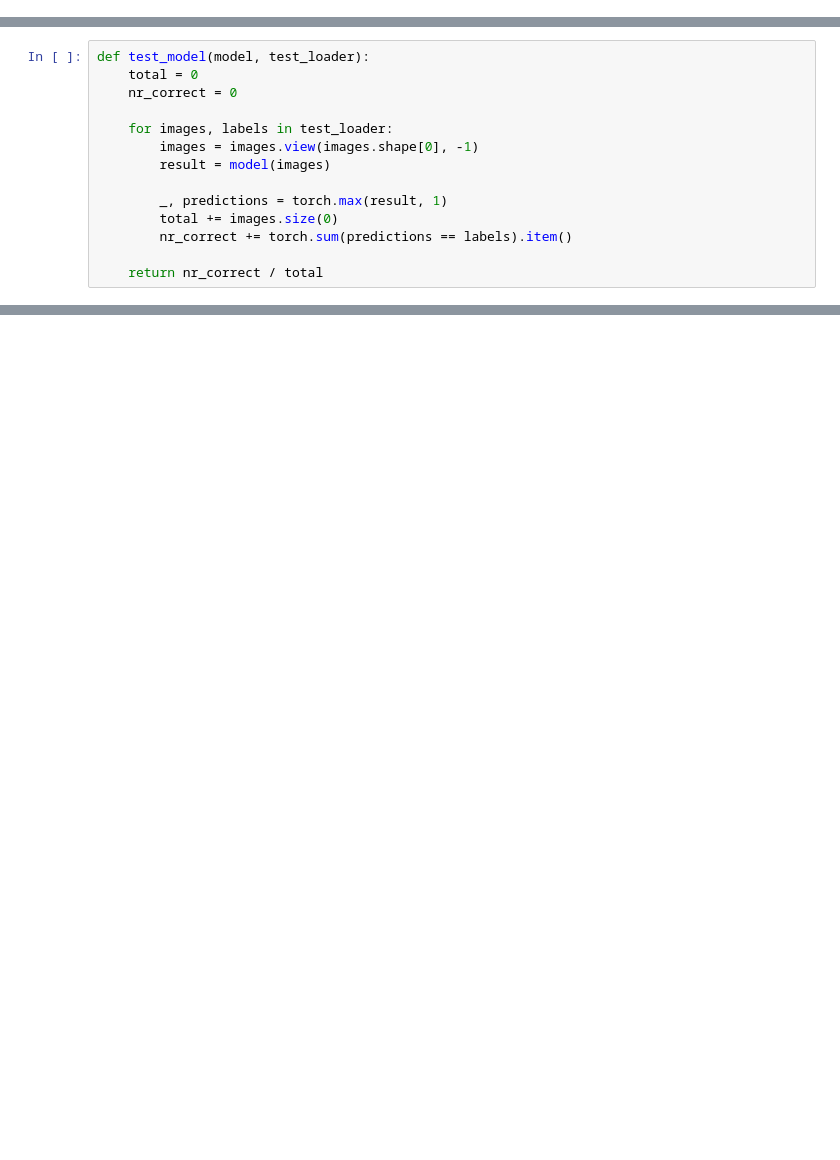
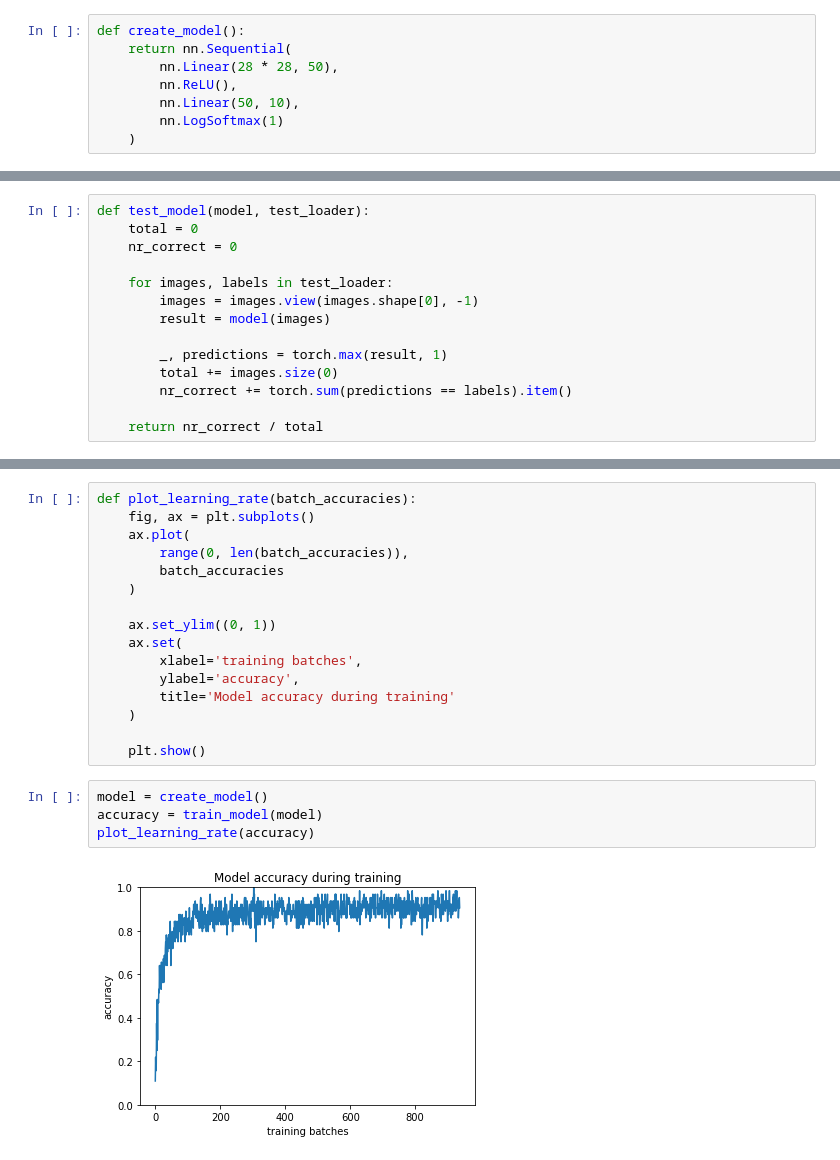
Before and after one commit to agroshar/DIT411-Introduction-to-AI, a Jupyter notebook: Project1-mikael.ipynb, the cells around one changed output, grey strips where cells are left out. Cells and saved outputs as stored; diff of their text form; blank space fills up the shorter version.

```diff
--- a/Project1-mikael.ipynb
+++ b/Project1-mikael.ipynb
@@ -57,3 +58,11 @@ fig
 # %% [output]
 [figure]
 [figure]
+# %%
+def create_model():
+    return nn.Sequential(
+        nn.Linear(28 * 28, 50),
+        nn.ReLU(),
+        nn.Linear(50, 10),
+        nn.LogSoftmax(1)
+    )
@@ -126,0 +111,22 @@ print(test_model(model, test_loader))
+# %%
+def plot_learning_rate(batch_accuracies):
+    fig, ax = plt.subplots()
+    ax.plot(
+        range(0, len(batch_accuracies)),
+        batch_accuracies
+    )
+
+    ax.set_ylim((0, 1))
+    ax.set(
+        xlabel='training batches',
+        ylabel='accuracy',
+        title='Model accuracy during training'
+    )
+
+    plt.show()
+# %%
+model = create_model()
+accuracy = train_model(model)
+plot_learning_rate(accuracy)
+# %% [output]
+[figure, added]
```
Also changed, not shown: parts of 4 cells of this notebook.
